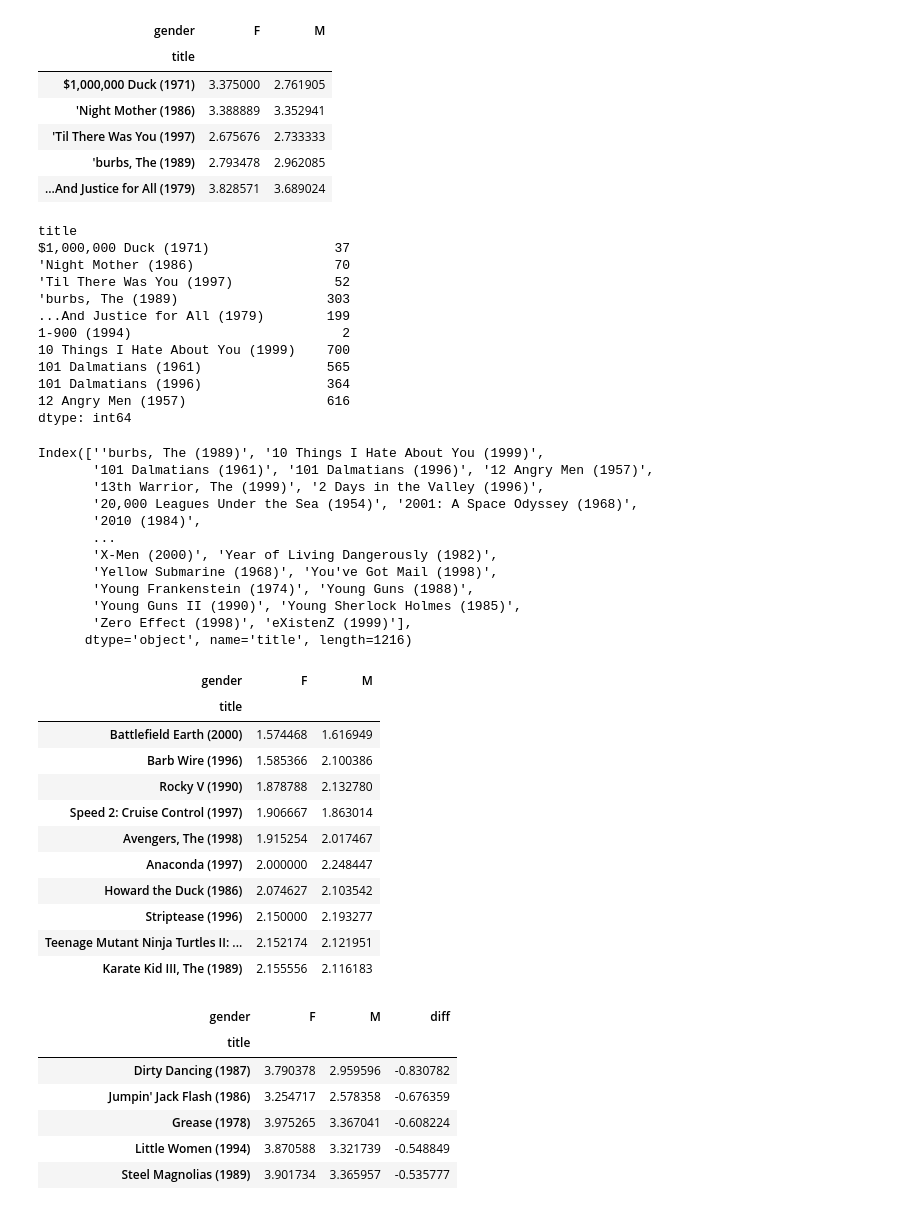
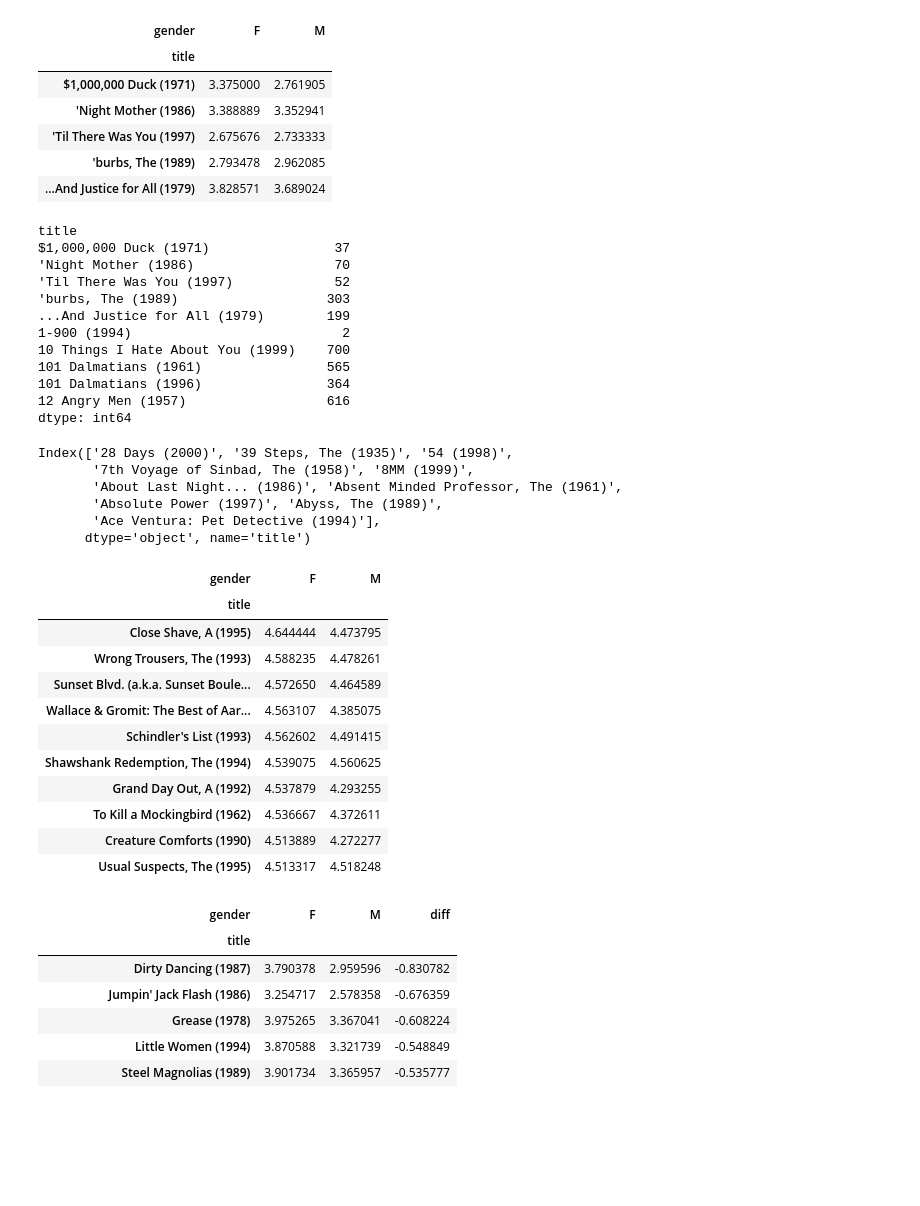
Before and after one commit to StevenXue/MachineLearningAlgorithm, a Jupyter notebook: data-analysis.ipynb, the cells around one changed output. Saved outputs shown, nothing was run; the diff lists cells and outputs as text; code cells hidden in the pictures; blank space fills up the shorter version.

```diff
--- a/data-analysis.ipynb
+++ b/data-analysis.ipynb
@@ -441,7 +440,7 @@ mean_ratings[:5]
 ratings_by_titles = data.groupby('title').size()
 print(ratings_by_titles[:10])
 active_titles = data.groupby('title').size().index[data.groupby('title').size() >= 250]
-active_titles
+active_titles[10:20]
 # %% [output]
 title
 $1,000,000 Duck (1971)                37
@@ -455,36 +454,30 @@ $1,000,000 Duck (1971)                37
 101 Dalmatians (1996)                364
 12 Angry Men (1957)                  616
 dtype: int64
-Index([''burbs, The (1989)', '10 Things I Hate About You (1999)',
-       '101 Dalmatians (1961)', '101 Dalmatians (1996)', '12 Angry Men (1957)',
-       '13th Warrior, The (1999)', '2 Days in the Valley (1996)',
-       '20,000 Leagues Under the Sea (1954)', '2001: A Space Odyssey (1968)',
-       '2010 (1984)',
-       ...
-       'X-Men (2000)', 'Year of Living Dangerously (1982)',
-       'Yellow Submarine (1968)', 'You've Got Mail (1998)',
-       'Young Frankenstein (1974)', 'Young Guns (1988)',
-       'Young Guns II (1990)', 'Young Sherlock Holmes (1985)',
-       'Zero Effect (1998)', 'eXistenZ (1999)'],
-      dtype='object', name='title', length=1216)
+Index(['28 Days (2000)', '39 Steps, The (1935)', '54 (1998)',
+       '7th Voyage of Sinbad, The (1958)', '8MM (1999)',
+       'About Last Night... (1986)', 'Absent Minded Professor, The (1961)',
+       'Absolute Power (1997)', 'Abyss, The (1989)',
+       'Ace Ventura: Pet Detective (1994)'],
+      dtype='object', name='title')
 # %%
 mean_ratings=mean_ratings.loc[active_titles]
 # 为了解女性观众最喜欢的电影，我们可以对F列进行降序
-top_female_rating=mean_ratings.sort_values(by='F',ascending='False')
+top_female_rating=mean_ratings.sort_values(by='F',ascending=False)
 top_female_rating[:10]
 # %% [output]
 | gender | F | M |
 | title |  |  |
-| Battlefield Earth (2000) | 1.574468 | 1.616949 |
-| Barb Wire (1996) | 1.585366 | 2.100386 |
-| Rocky V (1990) | 1.878788 | 2.132780 |
-| Speed 2: Cruise Control (1997) | 1.906667 | 1.863014 |
-| Avengers, The (1998) | 1.915254 | 2.017467 |
-| Anaconda (1997) | 2.000000 | 2.248447 |
-| Howard the Duck (1986) | 2.074627 | 2.103542 |
-| Striptease (1996) | 2.150000 | 2.193277 |
-| Teenage Mutant Ninja Turtles II: ... | 2.152174 | 2.121951 |
-| Karate Kid III, The (1989) | 2.155556 | 2.116183 |
+| Close Shave, A (1995) | 4.644444 | 4.473795 |
+| Wrong Trousers, The (1993) | 4.588235 | 4.478261 |
+| Sunset Blvd. (a.k.a. Sunset Boule... | 4.572650 | 4.464589 |
+| Wallace & Gromit: The Best of Aar... | 4.563107 | 4.385075 |
+| Schindler's List (1993) | 4.562602 | 4.491415 |
+| Shawshank Redemption, The (1994) | 4.539075 | 4.560625 |
+| Grand Day Out, A (1992) | 4.537879 | 4.293255 |
+| To Kill a Mockingbird (1962) | 4.536667 | 4.372611 |
+| Creature Comforts (1990) | 4.513889 | 4.272277 |
+| Usual Suspects, The (1995) | 4.513317 | 4.518248 |
 # %%
 # 计算评分分歧
 mean_ratings['diff'] = mean_ratings['M'] - mean_ratings['F']
```
Also changed, not shown: parts of 2 cells of this notebook, 1 other file.
